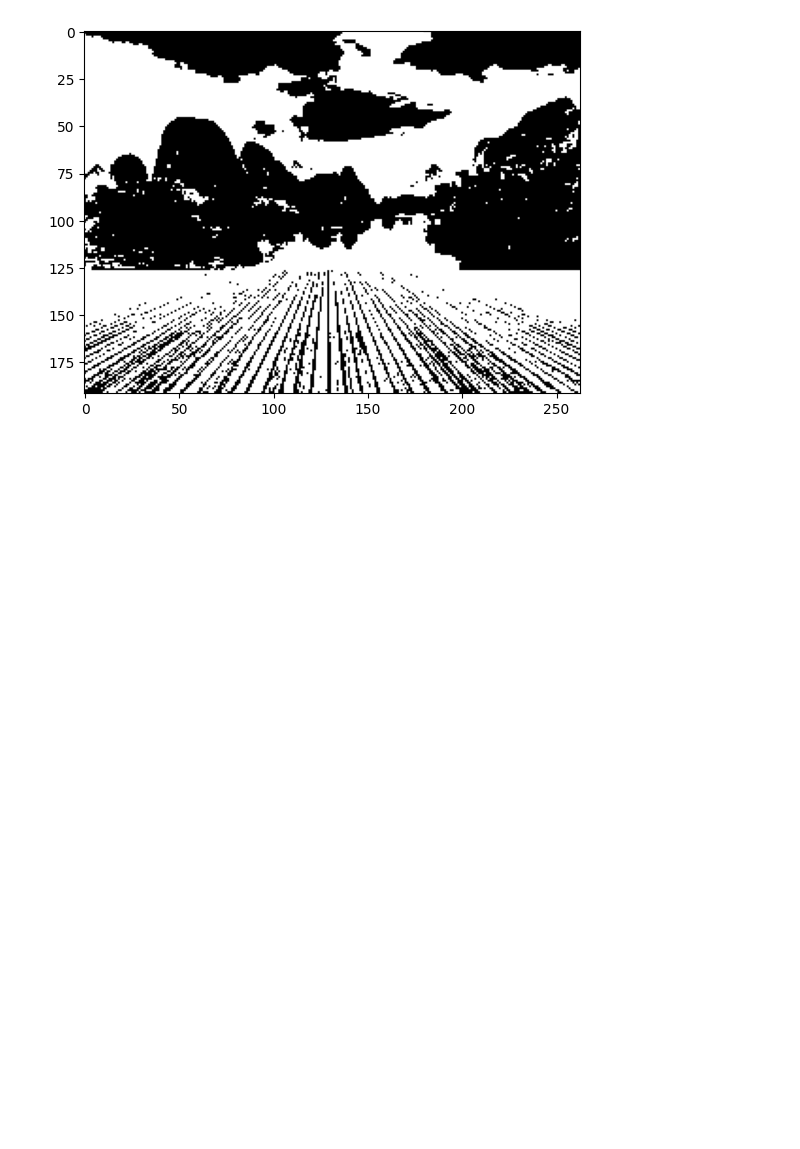
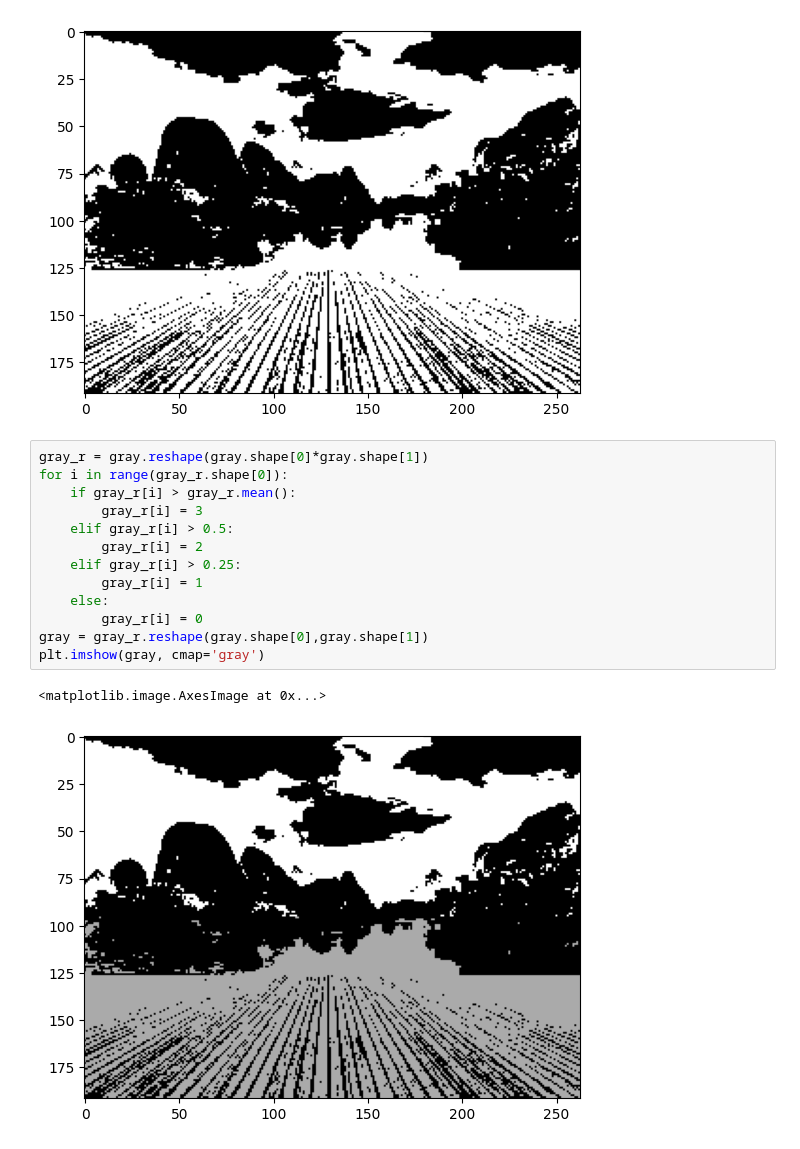
Before and after one commit to toriqultonu/Learning_PyTorch, a Jupyter notebook: Machine Learning/test.ipynb, the cells around one changed output. Cells and saved outputs as stored; diff of their text form; blank space fills up the shorter version.

```diff
--- a/Machine Learning/test.ipynb
+++ b/Machine Learning/test.ipynb
@@ -25,3 +25,19 @@ plt.imshow(gray, cmap="gray")
 # %% [output]
 <matplotlib.image.AxesImage at 0x...>
 [figure]
+# %%
+gray_r = gray.reshape(gray.shape[0]*gray.shape[1])
+for i in range(gray_r.shape[0]):
+    if gray_r[i] > gray_r.mean():
+        gray_r[i] = 3
+    elif gray_r[i] > 0.5:
+        gray_r[i] = 2
+    elif gray_r[i] > 0.25:
+        gray_r[i] = 1
+    else:
+        gray_r[i] = 0
+gray = gray_r.reshape(gray.shape[0],gray.shape[1])
+plt.imshow(gray, cmap='gray')
+# %% [output]
+<matplotlib.image.AxesImage at 0x...>
+[figure, added]
```
Also changed, not shown: parts of 2 cells of this notebook, 1 other file.
